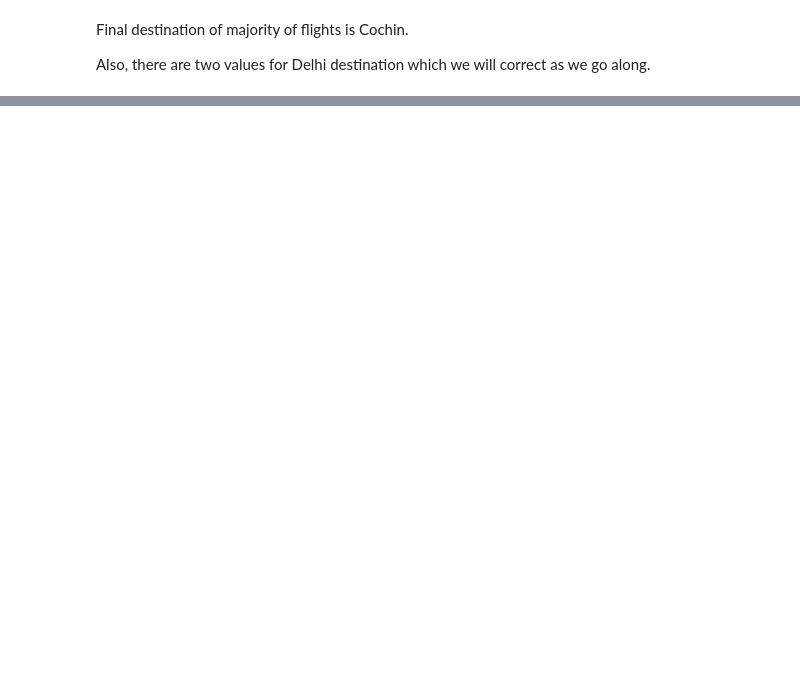
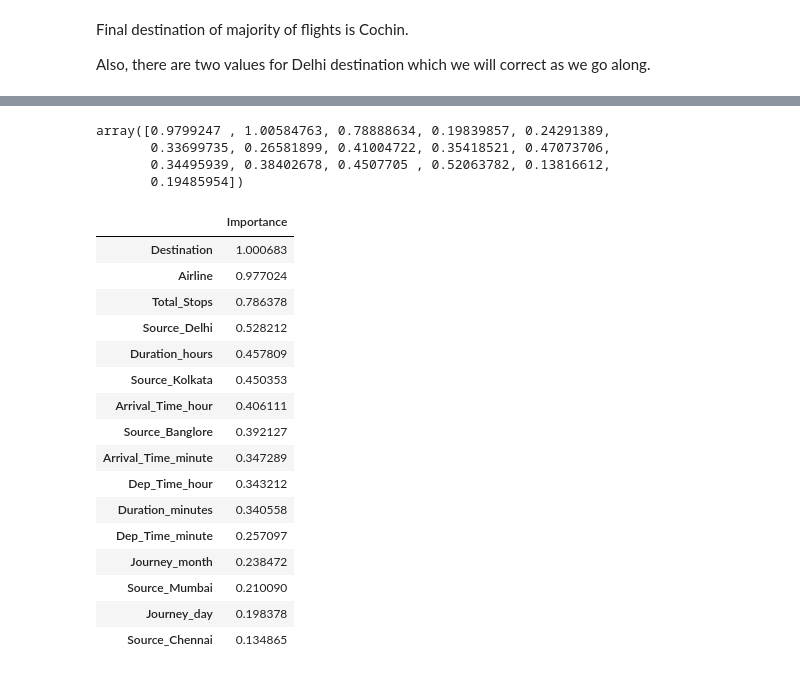
Before and after one commit to PushpaSharmaa/Flight-Fare-Prediction, a Jupyter notebook: Flight_Fare_Prediction ML Project.ipynb, the cells around one changed output, grey strips where cells are left out. Cells and saved outputs as stored; diff of their text form; code cells hidden in the pictures; blank space fills up the shorter version.

```diff
--- a/Flight_Fare_Prediction ML Project.ipynb
+++ b/Flight_Fare_Prediction ML Project.ipynb
@@ -775,0 +777,2 @@ data
+# %%
+data.drop(columns=['Source', 'Duration'], axis=1, inplace=True)
@@ -775,0 +814,4 @@ data
+# %%
+X = data.drop('Price', axis=1)
+# %%
+y = data['Price']
@@ -775,0 +838,30 @@ data
+# %%
+mutual_info_regression(X, y)
+# %% [output]
+array([0.9799247 , 1.00584763, 0.78888634, 0.19839857, 0.24291389,
+       0.33699735, 0.26581899, 0.41004722, 0.35418521, 0.47073706,
+       0.34495939, 0.38402678, 0.4507705 , 0.52063782, 0.13816612,
+       0.19485954])
+# %%
+imp = pd.DataFrame(mutual_info_regression(X, y), index=X.columns)
+imp.columns = ['Importance']
+# %%
+imp.sort_values(by='Importance' ,ascending=False)
+# %% [output]
+|  | Importance |
+| Destination | 1.000683 |
+| Airline | 0.977024 |
+| Total_Stops | 0.786378 |
+| Source_Delhi | 0.528212 |
+| Duration_hours | 0.457809 |
+| Source_Kolkata | 0.450353 |
+| Arrival_Time_hour | 0.406111 |
+| Source_Banglore | 0.392127 |
+| Arrival_Time_minute | 0.347289 |
+| Dep_Time_hour | 0.343212 |
+| Duration_minutes | 0.340558 |
+| Dep_Time_minute | 0.257097 |
+| Journey_month | 0.238472 |
+| Source_Mumbai | 0.210090 |
+| Journey_day | 0.198378 |
+| Source_Chennai | 0.134865 |
```
Also changed, not shown: parts of 151 cells of this notebook.
